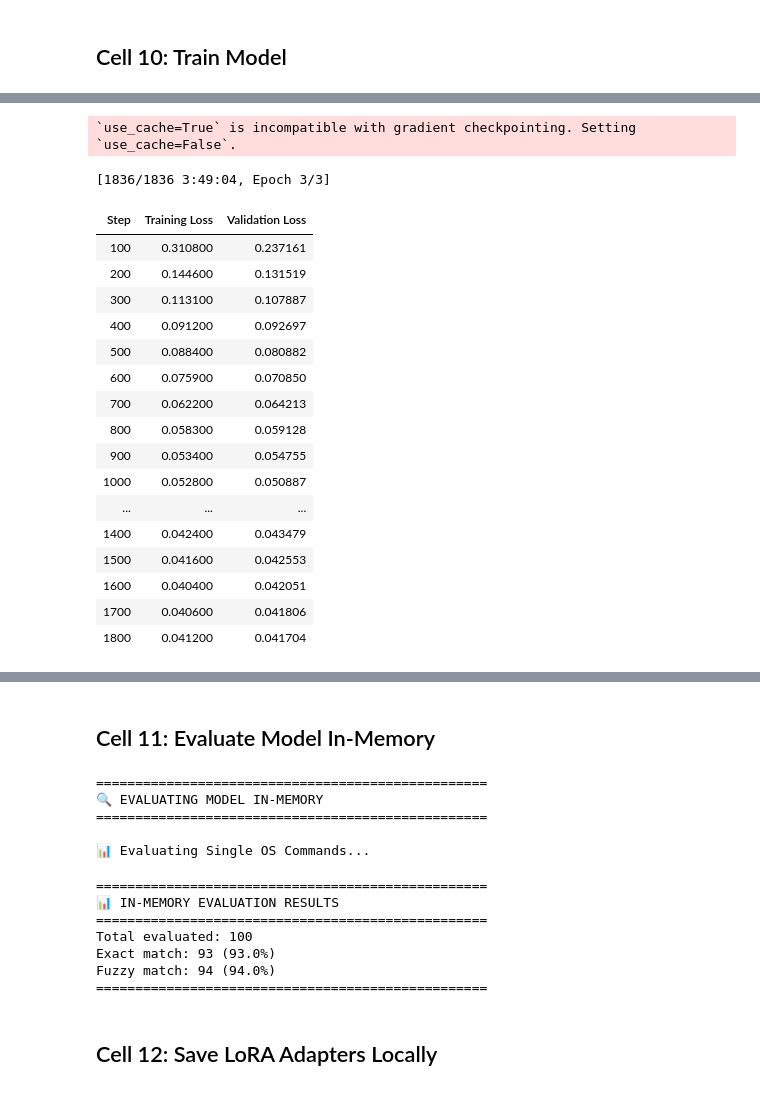
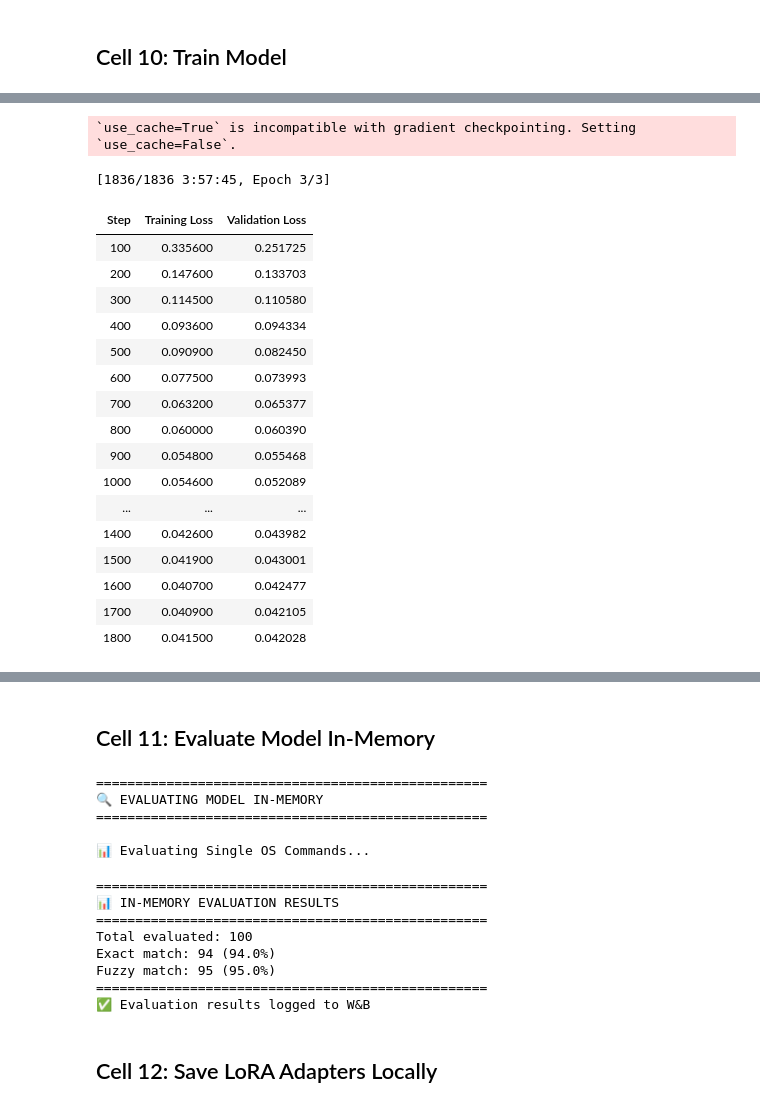
Before and after one commit to Eng-Elias/qwen3-600M-terminal-instruct, a Jupyter notebook: notebooks/01_train_evaluate_publish.ipynb, the cells around one changed output, grey strips where cells are left out. Cells and saved outputs as stored; diff of their text form; code cells hidden in the pictures.

Commit message:
use wandb and retrain the  model

```diff
--- a/notebooks/01_train_evaluate_publish.ipynb
+++ b/notebooks/01_train_evaluate_publish.ipynb
@@ -363,6 +372,22 @@ Tokenizing datasets...
 Path(CONFIG["output_dir"]).mkdir(parents=True, exist_ok=True)
 Path(CONFIG["adapter_save_path"]).mkdir(parents=True, exist_ok=True)
 Path(CONFIG["merged_model_path"]).mkdir(parents=True, exist_ok=True)
+
+# Initialize Weights & Biases
+print("=" * 50)
+print("📊 INITIALIZING WEIGHTS & BIASES")
+print("=" * 50)
+wandb.init(
+    project=WANDB_PROJECT,
+    name=WANDB_RUN_NAME,
+    config={
+        **CONFIG,
+        "hf_repo_adapters": HF_REPO_ADAPTERS,
+        "hf_repo_merged": HF_REPO_MERGED,
+    }
+)
+print(f"✅ W&B initialized: {WANDB_PROJECT}/{WANDB_RUN_NAME}")
+print(f"🔗 View at: {wandb.run.get_url()}")
 
 training_args = TrainingArguments(
     output_dir=CONFIG["output_dir"],
@@ -387,7 +412,7 @@ training_args = TrainingArguments(
     greater_is_better=False,
     logging_dir=f"{CONFIG['output_dir']}/logs",
     logging_steps=CONFIG["logging_steps"],
-    report_to="none",
+    report_to="wandb",
     remove_unused_columns=False,
     dataloader_pin_memory=True,
     dataloader_num_workers=0,
@@ -436,7 +474,7 @@ try:
 
 except Exception as e:
     print(f"❌ Training failed: {e}")
-    raise
+    raiset
 # %% [output]
 ==================================================
 🚀 STARTING TRAINING
@@ -445,22 +483,22 @@ Start time: 2025-12-29 22:37:31
 `use_cache=True` is incompatible with gradient checkpointing. Setting `use_cache=False`.
-[1836/1836 3:49:04, Epoch 3/3]
+[1836/1836 3:57:45, Epoch 3/3]
 | Step | Training Loss | Validation Loss |
-| 100 | 0.310800 | 0.237161 |
-| 200 | 0.144600 | 0.131519 |
-| 300 | 0.113100 | 0.107887 |
-| 400 | 0.091200 | 0.092697 |
-| 500 | 0.088400 | 0.080882 |
-| 600 | 0.075900 | 0.070850 |
-| 700 | 0.062200 | 0.064213 |
-| 800 | 0.058300 | 0.059128 |
-| 900 | 0.053400 | 0.054755 |
-| 1000 | 0.052800 | 0.050887 |
+| 100 | 0.335600 | 0.251725 |
+| 200 | 0.147600 | 0.133703 |
+| 300 | 0.114500 | 0.110580 |
+| 400 | 0.093600 | 0.094334 |
+| 500 | 0.090900 | 0.082450 |
+| 600 | 0.077500 | 0.073993 |
+| 700 | 0.063200 | 0.065377 |
+| 800 | 0.060000 | 0.060390 |
+| 900 | 0.054800 | 0.055468 |
+| 1000 | 0.054600 | 0.052089 |
 | ... | ... | ... |
-| 1400 | 0.042400 | 0.043479 |
-| 1500 | 0.041600 | 0.042553 |
-| 1600 | 0.040400 | 0.042051 |
-| 1700 | 0.040600 | 0.041806 |
-| 1800 | 0.041200 | 0.041704 |
+| 1400 | 0.042600 | 0.043982 |
+| 1500 | 0.041900 | 0.043001 |
+| 1600 | 0.040700 | 0.042477 |
+| 1700 | 0.040900 | 0.042105 |
+| 1800 | 0.041500 | 0.042028 |
 ==================================================
 ✅ TRAINING COMPLETED!
 ==================================================
@@ -529,13 +567,24 @@ for sample in tqdm(single_os_tests[:sample_size], desc="Evaluating"):
     if fuzzy_match(pred, gold):
         single_results["fuzzy_match"] += 1
 
+exact_match_pct = 100 * single_results['exact_match'] / single_results['total']
+fuzzy_match_pct = 100 * single_results['fuzzy_match'] / single_results['total']
+
 print("\n" + "=" * 50)
 print("📊 IN-MEMORY EVALUATION RESULTS")
 print("=" * 50)
 print(f"Total evaluated: {single_results['total']}")
-print(f"Exact match: {single_results['exact_match']} ({100*single_results['exact_match']/single_results['total']:.1f}%)")
-print(f"Fuzzy match: {single_results['fuzzy_match']} ({100*single_results['fuzzy_match']/single_results['total']:.1f}%)")
+print(f"Exact match: {single_results['exact_match']} ({exact_match_pct:.1f}%)")
+print(f"Fuzzy match: {single_results['fuzzy_match']} ({fuzzy_match_pct:.1f}%)")
 print("=" * 50)
+
+# Log evaluation results to W&B
+wandb.log({
+    "eval/exact_match": exact_match_pct,
+    "eval/fuzzy_match": fuzzy_match_pct,
+    "eval/total_samples": single_results['total'],
+})
+print("✅ Evaluation results logged to W&B")
 # %% [output]
 ==================================================
 🔍 EVALUATING MODEL IN-MEMORY
@@ -546,9 +595,10 @@ print("=" * 50)
 📊 IN-MEMORY EVALUATION RESULTS
 ==================================================
 Total evaluated: 100
-Exact match: 93 (93.0%)
-Fuzzy match: 94 (94.0%)
+Exact match: 94 (94.0%)
+Fuzzy match: 95 (95.0%)
 ==================================================
+✅ Evaluation results logged to W&B
 # %% [markdown]
 ## Cell 12: Save LoRA Adapters Locally
 # %%
```
Also changed, not shown: parts of 6 cells of this notebook.
